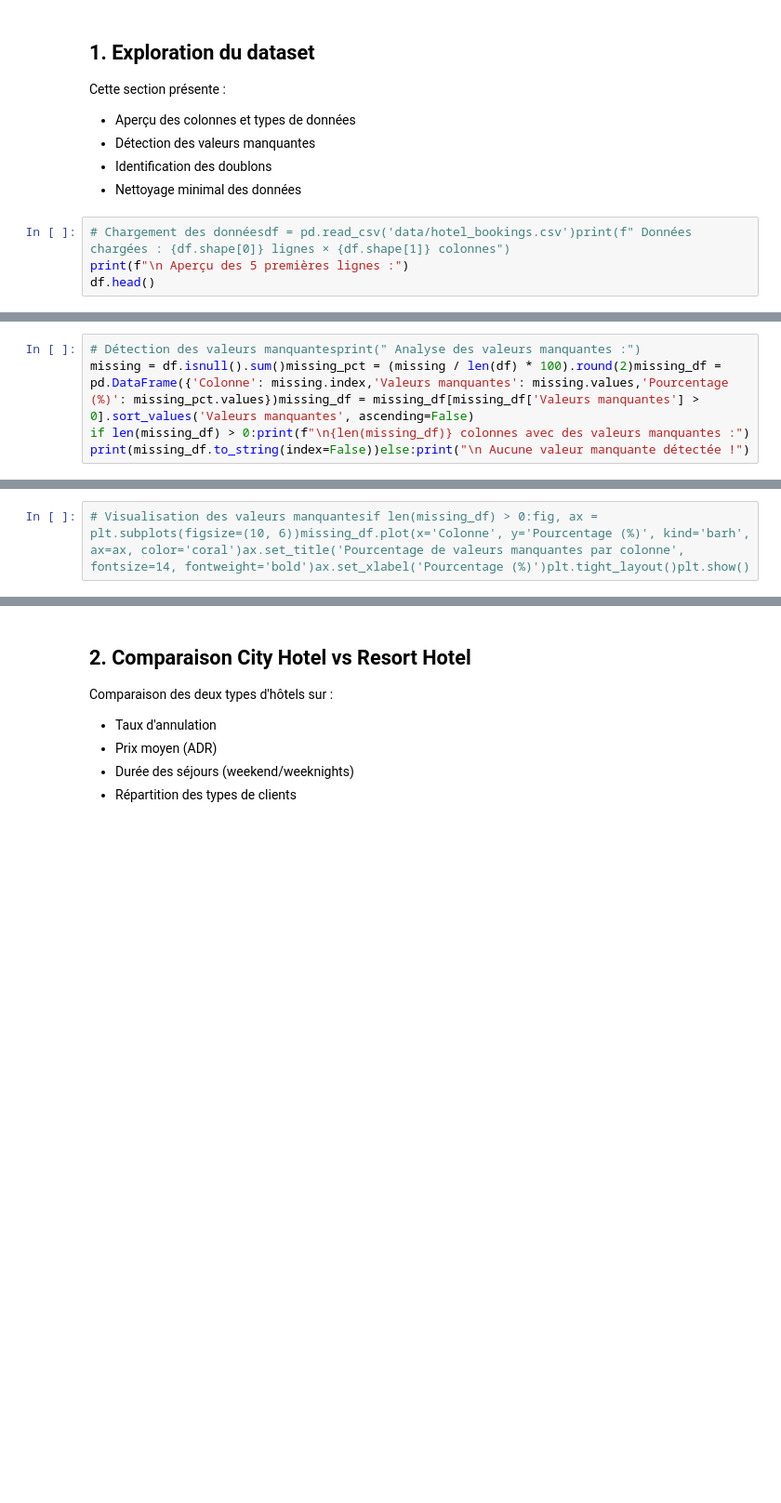
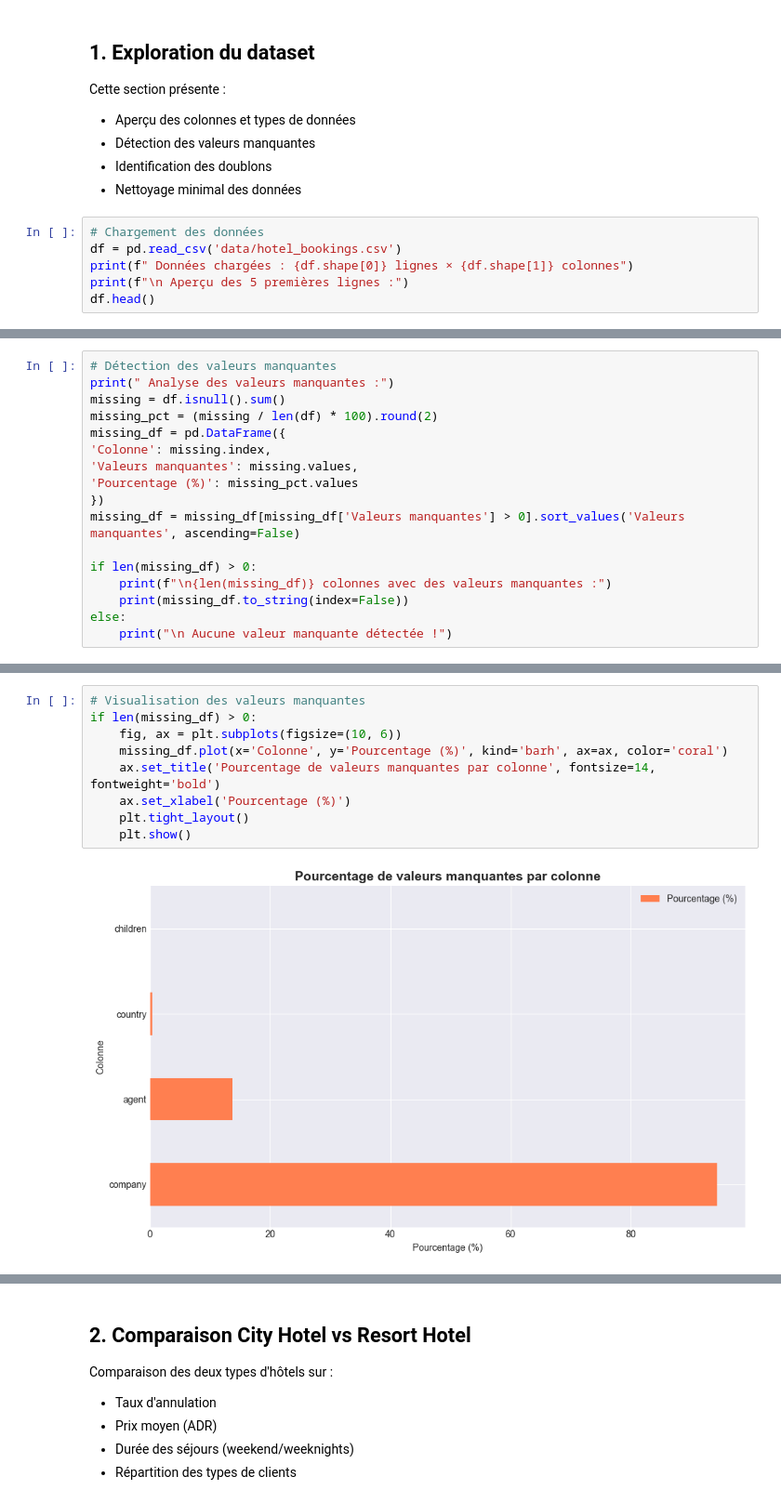
Before and after one commit to loulou-bvc/python-projet-finale, a Jupyter notebook: analyse_hotels.ipynb, the cells around one changed output, grey strips where cells are left out. Shown: that part at 93% size. Drawn from its saved outputs; the diff is of its cells as text; blank space fills up the shorter version.

```diff
--- a/analyse_hotels.ipynb
+++ b/analyse_hotels.ipynb
@@ -21,6 +38,8 @@ Cette section présente :
 - Identification des doublons
 - Nettoyage minimal des données
 # %%
-# Chargement des donnéesdf = pd.read_csv('data/hotel_bookings.csv')print(f" Données chargées : {df.shape[0]} lignes × {df.shape[1]} colonnes")
+# Chargement des données
+df = pd.read_csv('data/hotel_bookings.csv')
+print(f" Données chargées : {df.shape[0]} lignes × {df.shape[1]} colonnes")
 print(f"\n Aperçu des 5 premières lignes :")
 df.head()
@@ -37,5 +99,17 @@ df.describe()
 # %%
-# Détection des valeurs manquantesprint(" Analyse des valeurs manquantes :")
-missing = df.isnull().sum()missing_pct = (missing / len(df) * 100).round(2)missing_df = pd.DataFrame({'Colonne': missing.index,'Valeurs manquantes': missing.values,'Pourcentage (%)': missing_pct.values})missing_df = missing_df[missing_df['Valeurs manquantes'] > 0].sort_values('Valeurs manquantes', ascending=False)
-if len(missing_df) > 0:print(f"\n{len(missing_df)} colonnes avec des valeurs manquantes :")
-print(missing_df.to_string(index=False))else:print("\n Aucune valeur manquante détectée !")
+# Détection des valeurs manquantes
+print(" Analyse des valeurs manquantes :")
+missing = df.isnull().sum()
+missing_pct = (missing / len(df) * 100).round(2)
+missing_df = pd.DataFrame({
+'Colonne': missing.index,
+'Valeurs manquantes': missing.values,
+'Pourcentage (%)': missing_pct.values
+})
+missing_df = missing_df[missing_df['Valeurs manquantes'] > 0].sort_values('Valeurs manquantes', ascending=False)
+
+if len(missing_df) > 0:
+    print(f"\n{len(missing_df)} colonnes avec des valeurs manquantes :")
+    print(missing_df.to_string(index=False))
+else:
+    print("\n Aucune valeur manquante détectée !")
@@ -42,3 +125,12 @@ print(missing_df.to_string(index=False))else:print("\n Aucune valeur manquante d
 # %%
-# Visualisation des valeurs manquantesif len(missing_df) > 0:fig, ax = plt.subplots(figsize=(10, 6))missing_df.plot(x='Colonne', y='Pourcentage (%)', kind='barh', ax=ax, color='coral')ax.set_title('Pourcentage de valeurs manquantes par colonne', fontsize=14, fontweight='bold')ax.set_xlabel('Pourcentage (%)')plt.tight_layout()plt.show()
+# Visualisation des valeurs manquantes
+if len(missing_df) > 0:
+    fig, ax = plt.subplots(figsize=(10, 6))
+    missing_df.plot(x='Colonne', y='Pourcentage (%)', kind='barh', ax=ax, color='coral')
+    ax.set_title('Pourcentage de valeurs manquantes par colonne', fontsize=14, fontweight='bold')
+    ax.set_xlabel('Pourcentage (%)')
+    plt.tight_layout()
+    plt.show()
+# %% [output]
+[figure, added]
 # %%
```
Also changed, not shown: parts of 29 cells of this notebook.
